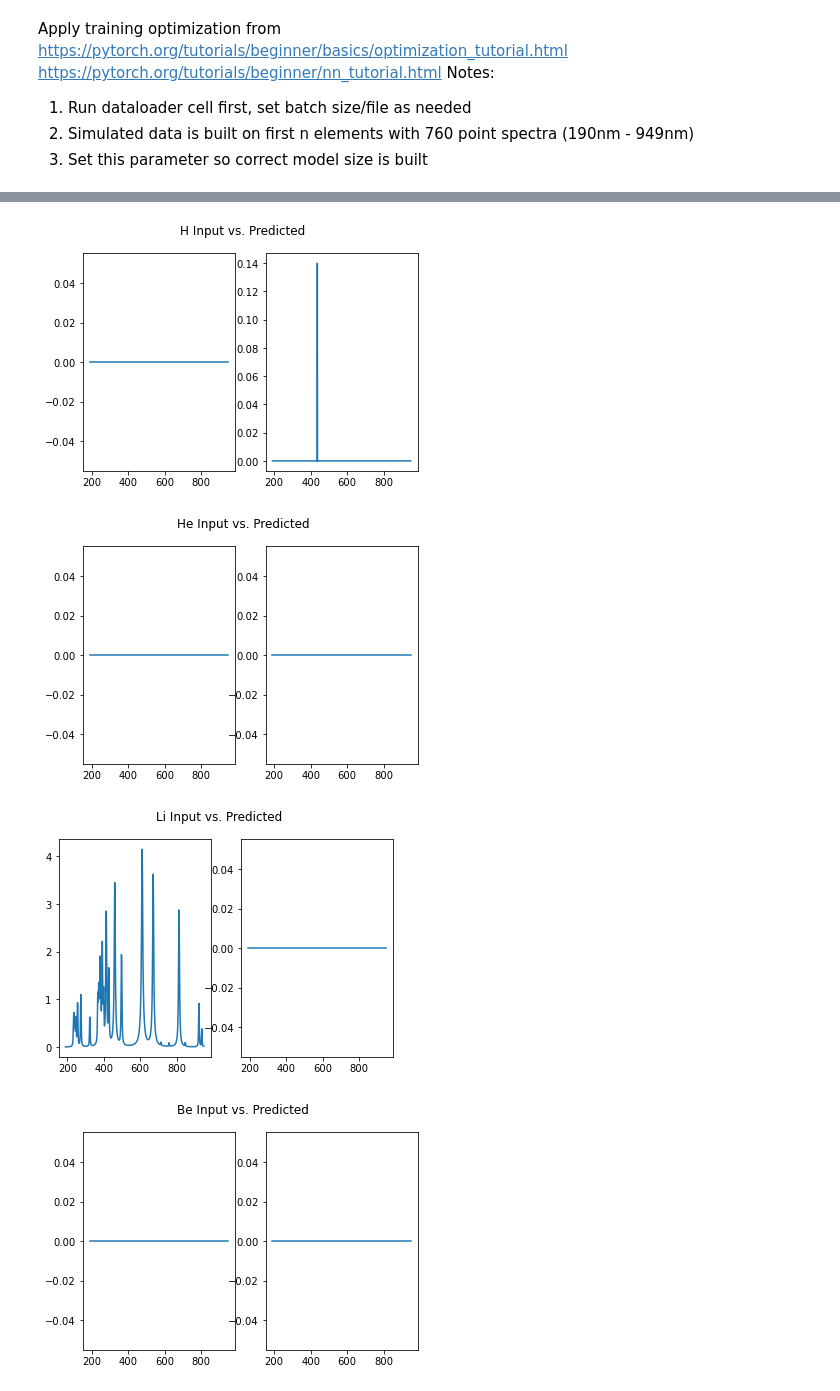
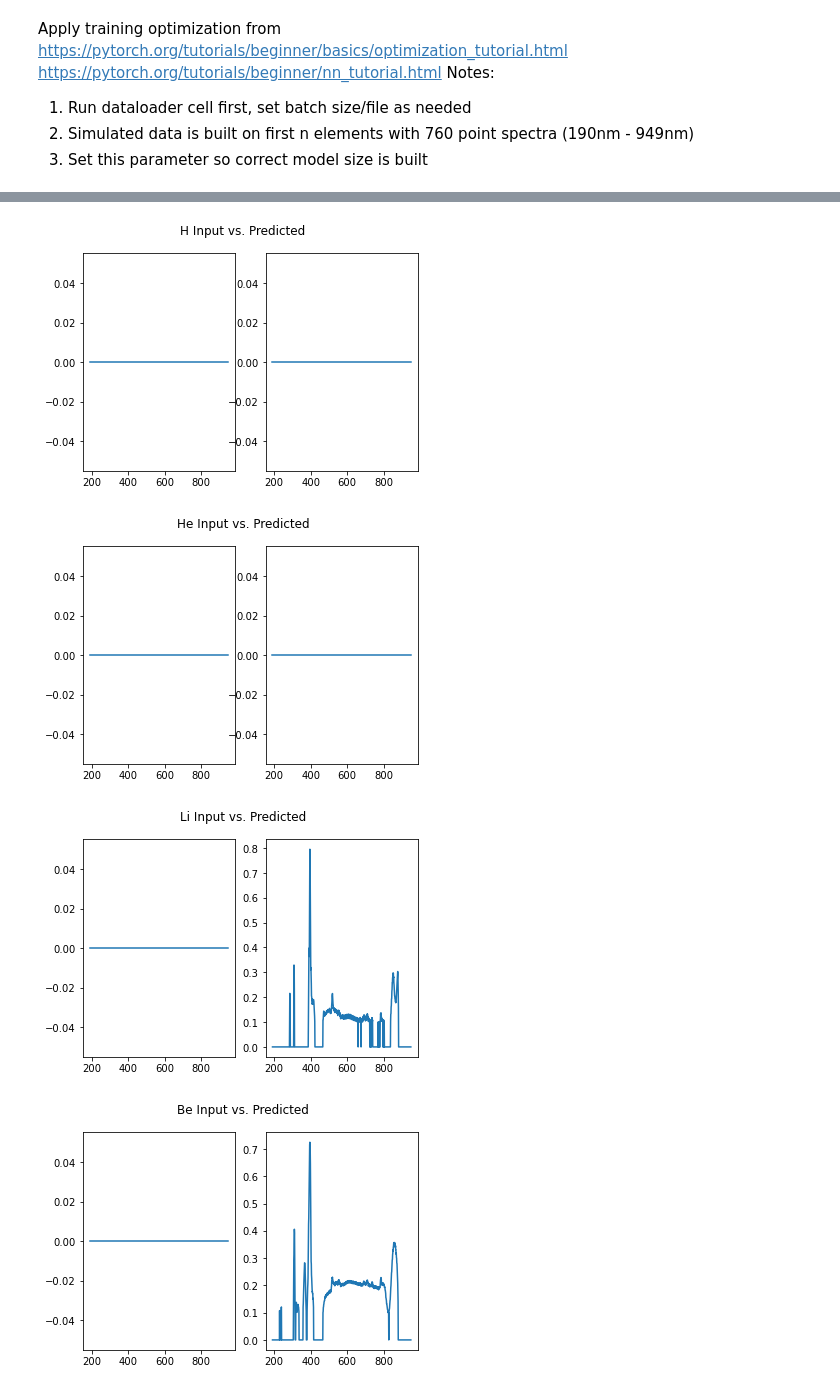
Before and after one commit to MWhitta/phaseMAP, a Jupyter notebook: LIBS_Training.ipynb, the cells around one changed output, grey strips where cells are left out. Saved outputs shown, nothing was run; the diff lists cells and outputs as text; code cells hidden in the pictures.

Commit message:
updated scaling for training

```diff
--- a/LIBS_Training.ipynb
+++ b/LIBS_Training.ipynb
@@ -20,7 +20,7 @@ datapath = top_dir / 'data'
 elem_symb = np.loadtxt(datapath / "abundance/elements_94.csv", dtype=str)
 #Leverage PyTorch native Dataset and DataLoader
 #Define Train/Test sets from 20 element data samples
-with open(datapath / 'training/100k_nomods.pickle', 'rb') as f:
+with open(datapath / 'training/10k_nomods.pickle', 'rb') as f:
     fracs = pickle.load(f)
     wave = pickle.load(f)
     x_data = pickle.load(f)
@@ -30,14 +30,14 @@ with open(datapath / 'training/100k_nomods.pickle', 'rb') as f:
 #input needs a placeholder "channel" dimension since single channel
 #learned labels already has max_z + 2 channels from spec_array
 #data has to match weights which default to float() so cast data as same
-scale_factor = 1000
+scale_factor = 200
 x_data = torch.tensor(x_data[:,None,:].astype('float32'))
 y_data = torch.tensor(y_data.astype('float32'))
 x_data[x_data < 0] = 0
 y_data[y_data < 0] = 0
 #log transform data, add small offset 1 so zero points remain ~zero on log scale
-x_data = torch.log(scale_factor * x_data + 1)
-y_data = torch.log(scale_factor * y_data + 1)
+x_data = scale_factor * torch.log(x_data + 1)
+y_data = scale_factor * torch.log(y_data + 1)
 
 spec_ds = TensorDataset(x_data, y_data)
 #batch sizes
@@ -66,7 +73,7 @@ learning_rate = 1 #There is a schedule to reduce as loss plateaus
 lr_patience = 2
 lr_cooldown = 2
 lr_thresh = 0.01
-epochs = 20
+epochs = 50
 
 #Initialize and run
 model = unet_004.LIBSUNet(el_count, wl_points)
@@ -116,15 +123,18 @@ for param in model.parameters():
     print(f"{param.grad}")
 # %%
 #look at the predicted vs. reference spectra
-i_samp = 1000 #vary up to 9999
+i_samp = 5000 #vary up to 9999
 x_sample = x_data[i_samp][None, :, :] #need correct dimensions with batch for prediction
 y_sample = y_data[i_samp].detach().numpy() #[22][760] # 20+2 (el + art + noi) spectra
 
 #composite spectra and components
-print(f"sum x: {torch.sum((torch.exp(x_sample[0][0])-1)/1000)}")
+#x_data = scale_factor * torch.log(x_data + 1)
+x_fracs = (torch.exp(x_sample / scale_factor)-1)
+
+print(f"sum x: {torch.sum(x_fracs).item()}")
 #show the element fractions
 for i in range(el_count):
-    frac = np.sum((np.exp(y_sample[i]) - 1)/1000)
+    frac = np.sum((np.exp(y_sample[i] / scale_factor) - 1))
     if frac > 0:
         print(f"{elem_symb[i]}: {frac:>4f}")
 
@@ -161,4 +173,4 @@ Ne: 0.000287
-[figure, old version]
+[figure, new version]
 [figure]
-[figure, old version]
+[figure, new version]
-[figure, old version]
+[figure, new version]
```
Also changed, not shown: parts of 3 cells of this notebook.
